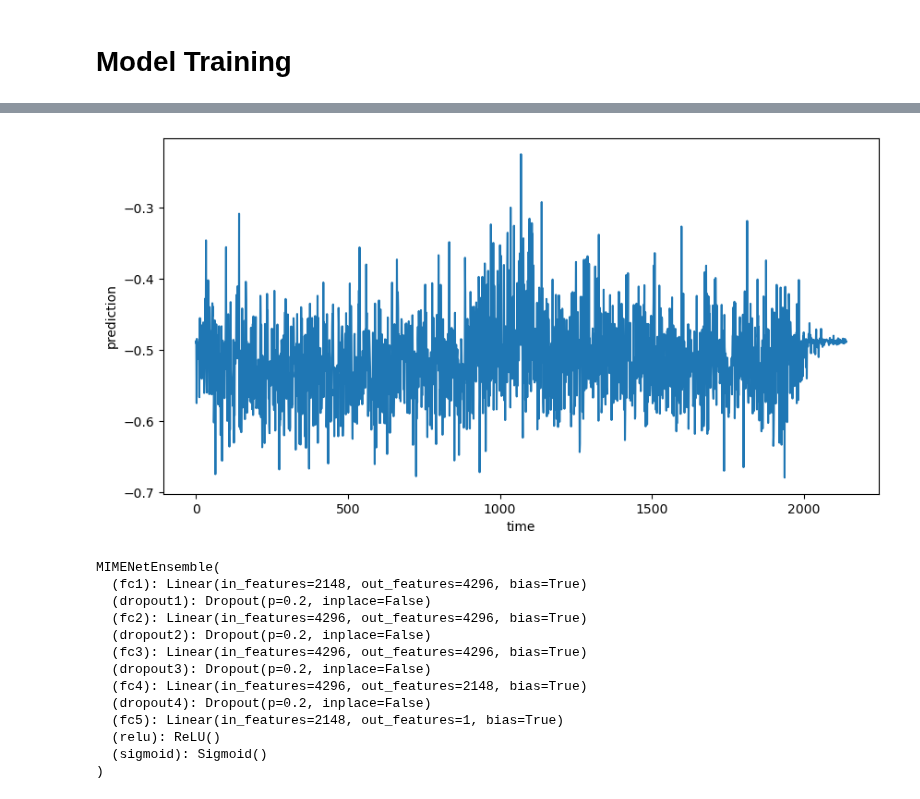
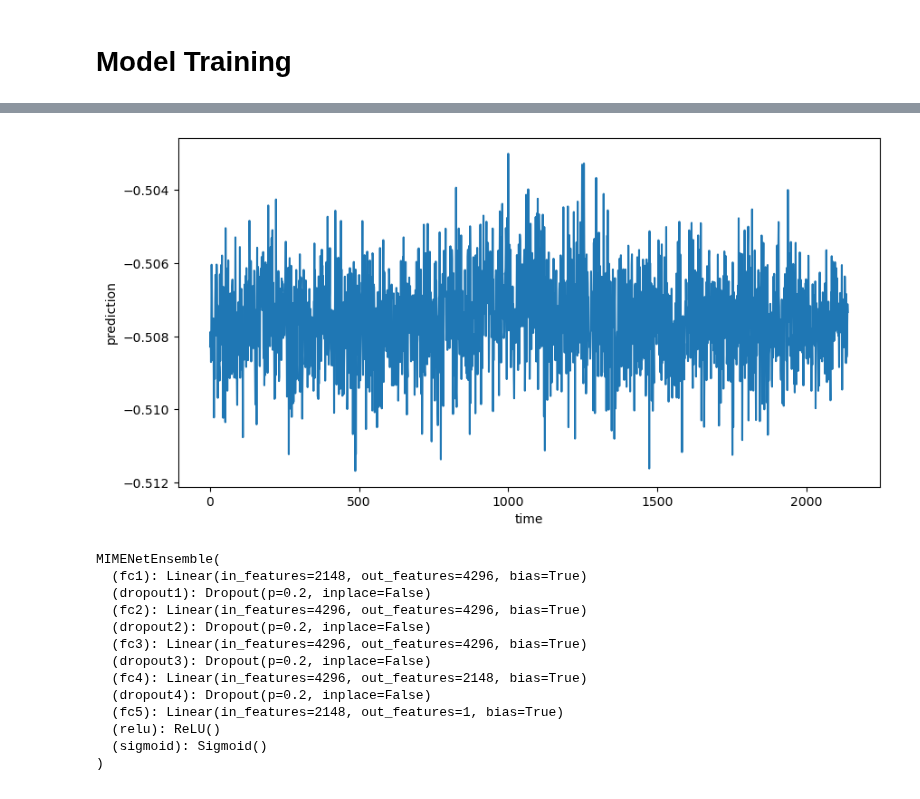
Before and after one commit to JoshuaGensel/MIME_ML, a Jupyter notebook: src/experimental_analysis.ipynb, the cells around one changed output, grey strips where cells are left out. Cells and saved outputs as stored; diff of their text form; code cells hidden in the pictures.

```diff
--- a/src/experimental_analysis.ipynb
+++ b/src/experimental_analysis.ipynb
@@ -75,11 +78,11 @@ plt.show()
 # %%
 plt.figure(figsize=(10, 5))
-plt.plot(range(len(prediction_history[-1][2:])), -1*prediction_history[-1][2:])
+plt.plot(range(len(prediction_history[-1][8:])), -1*prediction_history[-1][8:])
 plt.xlabel("time")
 plt.ylabel("prediction")
 plt.show()
 # %% [output]
-[figure, old version]
+[figure, new version]
 # %%
 #load history
 with open('./experimental_model/experimental_model_history.json', 'r') as f:
```
Also changed, not shown: parts of 33 cells of this notebook, 1 other file.
